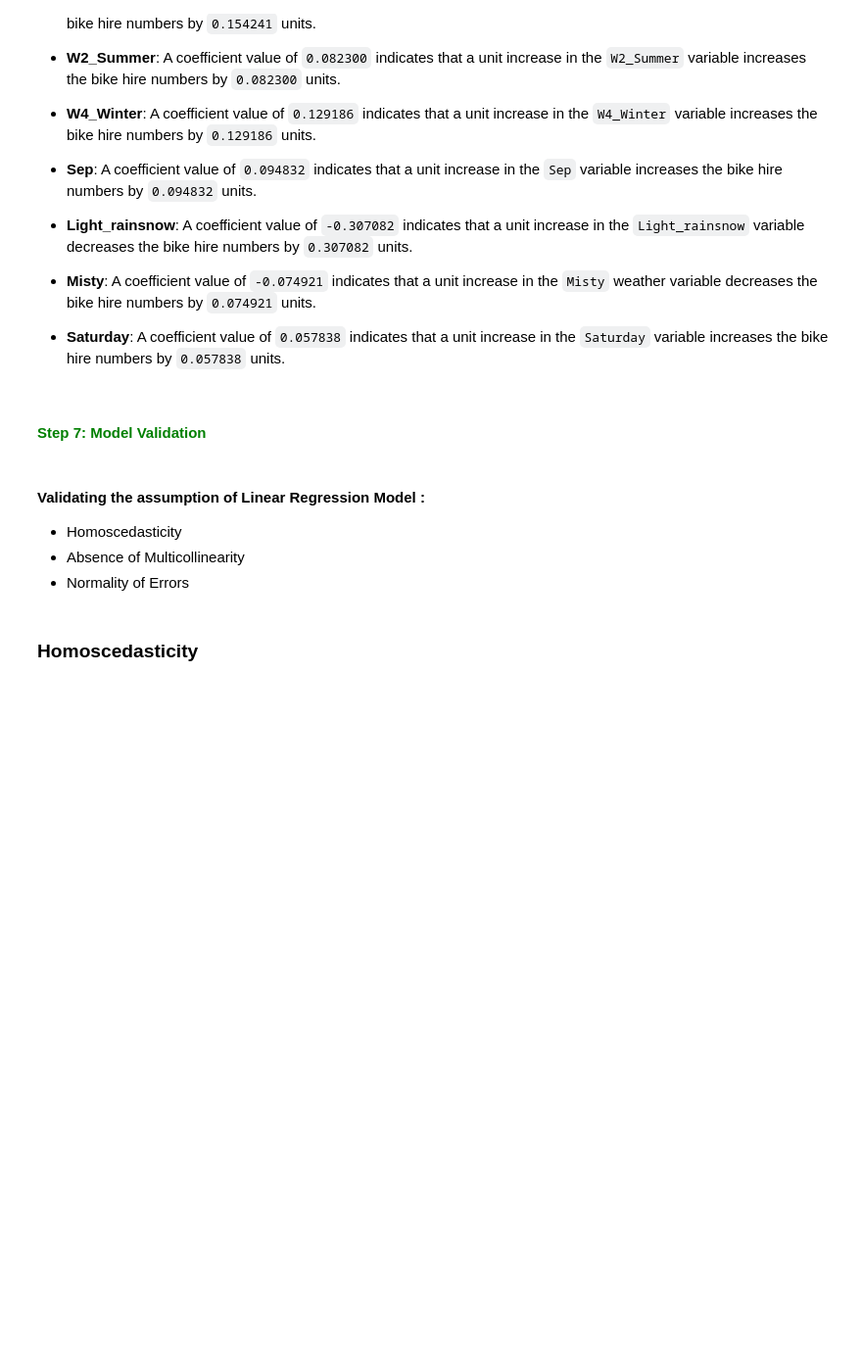
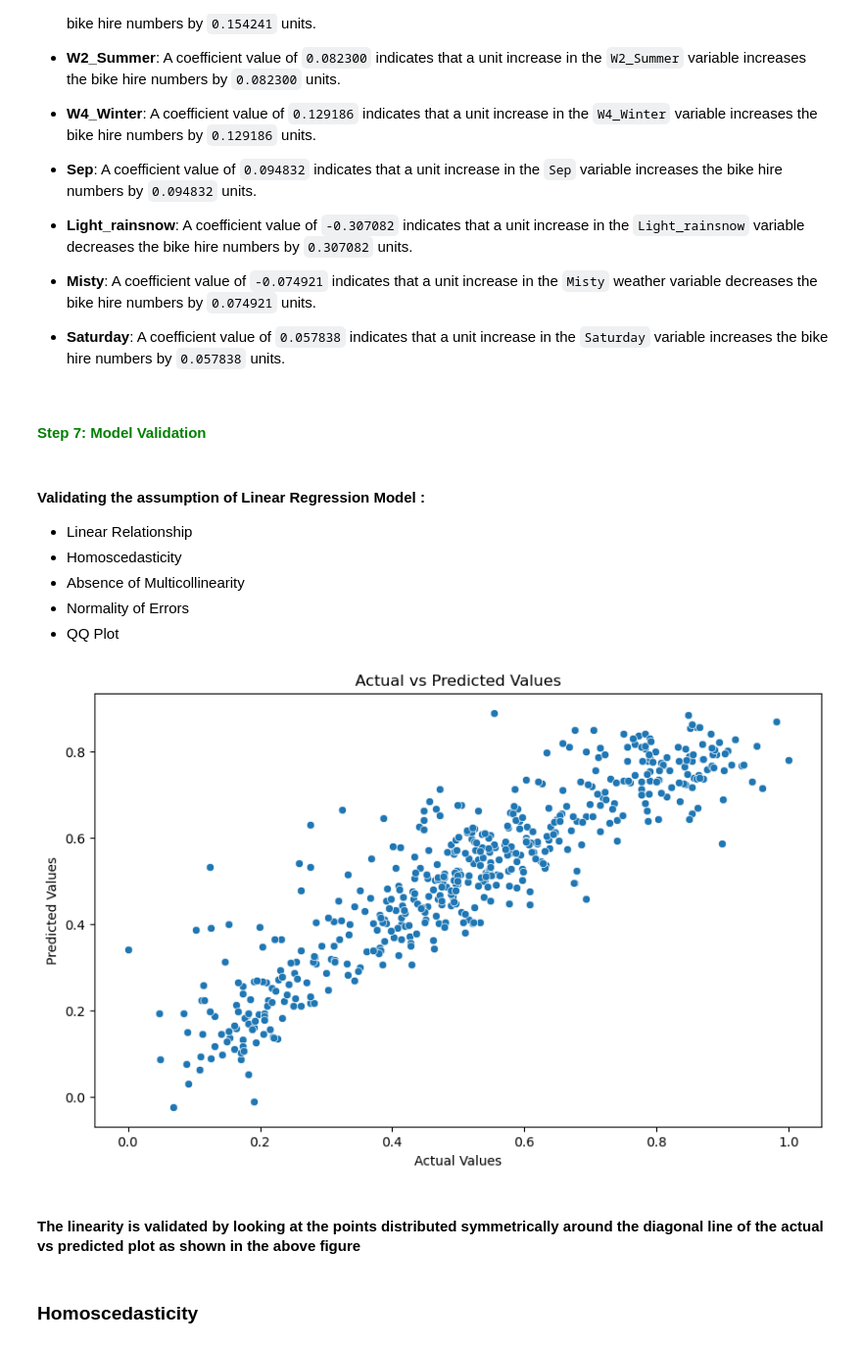
Before and after one commit to chandansharma10698/LinearRegressionAssignment, a Jupyter notebook: BikeSharingAssignment.ipynb, the cells around one changed output. Shown at 98% size. Cells and saved outputs as stored; diff of their text form; code cells hidden in the pictures; blank space fills up the shorter version.

Commit message:
final notebook
made some changes on adding few plots

```diff
--- a/BikeSharingAssignment.ipynb
+++ b/BikeSharingAssignment.ipynb
@@ -1030,9 +1030,25 @@ ve effects.
 #### <span style="color:green">Step 7: Model Validation</span>
 # %% [markdown]
 #### Validating the assumption of Linear Regression Model :
+- Linear Relationship
 - Homoscedasticity
 - Absence of Multicollinearity
 - Normality of Errors
+- QQ Plot
+# %%
+y_pred = lr5.predict(X_train_lm5)
+
+# Plotting Actual vs. Predicted Values
+plt.figure(figsize=(10, 6))
+sns.scatterplot(x=y_train, y=y_pred)
+plt.xlabel("Actual Values")
+plt.ylabel("Predicted Values")
+plt.title("Actual vs Predicted Values")
+plt.show()
+# %% [output]
+[figure, added]
+# %% [markdown]
+#### The linearity is validated by looking at the points distributed symmetrically around the diagonal line of the actual vs predicted plot as shown in the above figure
 # %% [markdown]
 ### Homoscedasticity
 # %%
```
Also changed, not shown: parts of 5 cells of this notebook.
